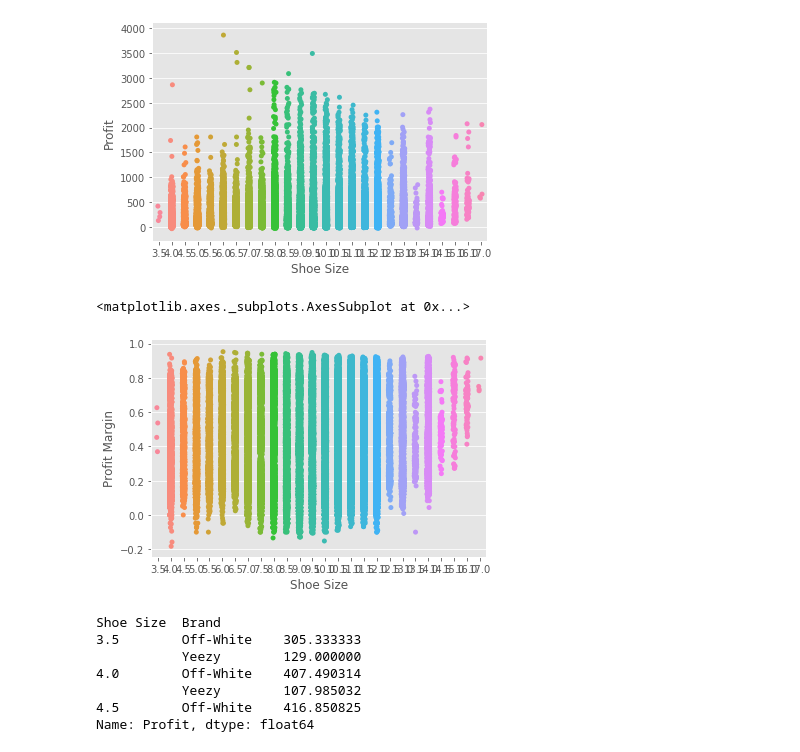
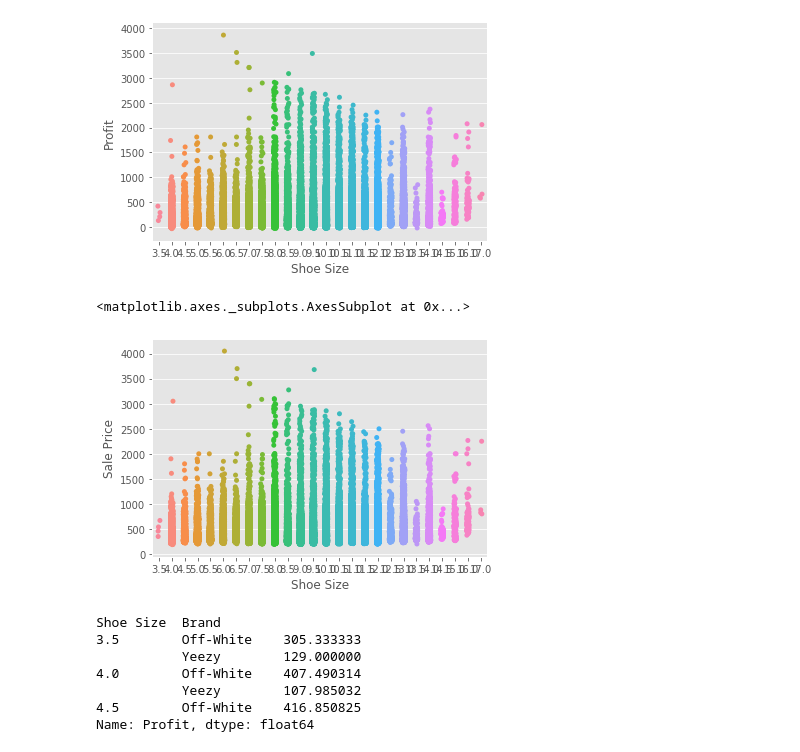
Before and after one commit to HienHa34/Yeezy-vs.-Off-White, a Jupyter notebook: EDA.ipynb, the cells around one changed output. Drawn from its saved outputs; the diff is of its cells as text; code cells hidden in the pictures.

```diff
--- a/EDA.ipynb
+++ b/EDA.ipynb
@@ -657,7 +657,7 @@ sns.despine()
 # %% [output]
 [figure]
 # %%
-sns.stripplot(x = 'Shoe Size', y = 'Profit Margin', data = df, jitter =True)
+sns.stripplot(x = 'Shoe Size', y = 'Sale Price', data = df, jitter =True)
 # %% [output]
 <matplotlib.axes._subplots.AxesSubplot at 0x...>
-[figure, old version]
+[figure, new version]
```
Also changed, not shown: parts of 19 cells of this notebook.
